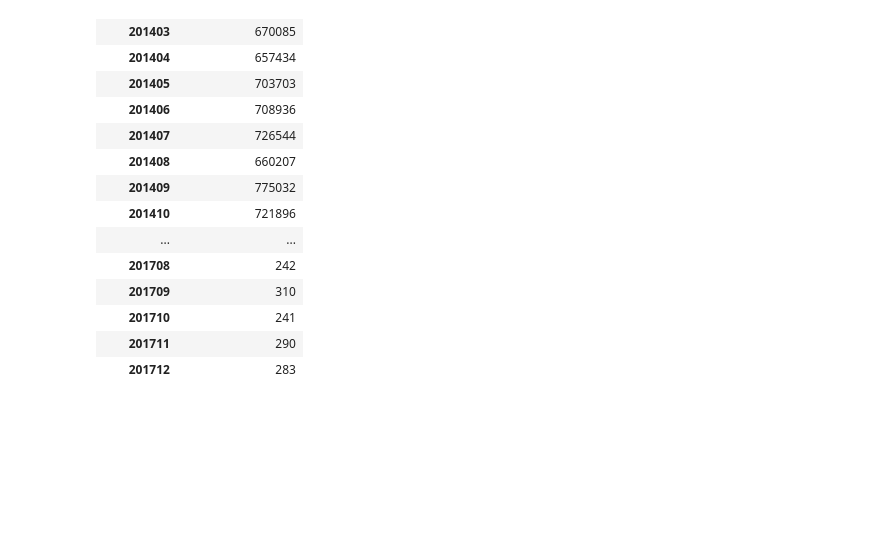
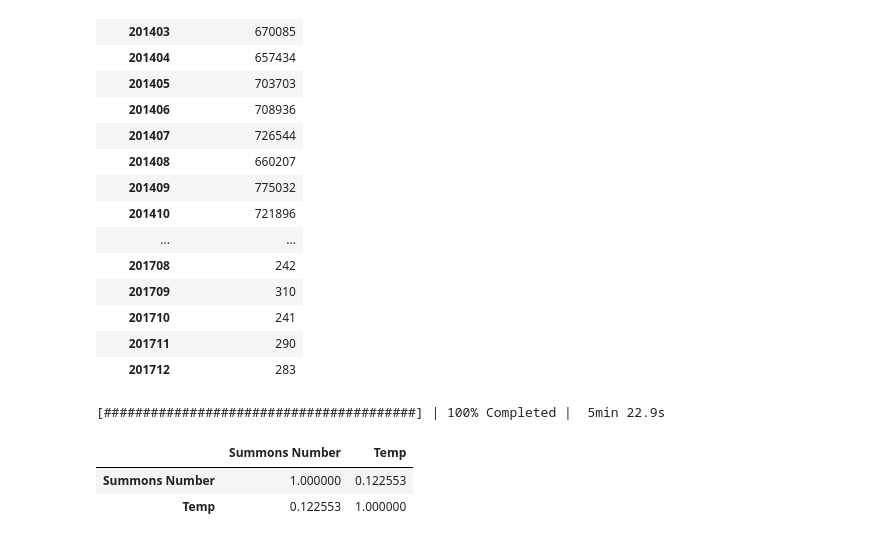
Before and after one commit to sunchengyi/Dask, a Jupyter notebook: nyc-parking-tickets_dask.ipynb, the cells around one changed output. Cells and saved outputs as stored; diff of their text form; code cells hidden in the pictures; blank space fills up the shorter version.

Commit message:
Listing 6.10 Calculating the correlation between citations and temperature. But correlations are different from the results in the book

```diff
--- a/nyc-parking-tickets_dask.ipynb
+++ b/nyc-parking-tickets_dask.ipynb
@@ -807,3 +817,18 @@ sort_by_months(citations_per_month.to_frame(), sort_order)
 | 201710 | 241 |
 | 201711 | 290 |
 | 201712 | 283 |
+# %%
+# Listing 6.10 Calculating the correlation between citations and temperature
+condition = ~nyc_data['monthYear'].isin([f'2017{i:02d}' for i in range(7,13)])
+nyc_data_filtered = nyc_data[condition]
+citations_and_temps = nyc_data_filtered.groupby('monthYear').agg({'Summons Number':'count', 'Temp': 'mean'})
+with ProgressBar():
+    correlation_matrix = citations_and_temps.corr().compute()
+# %% [output]
+[########################################] | 100% Completed |  5min 22.9s
+# %%
+correlation_matrix
+# %% [output]
+|  | Summons Number | Temp |
+| Summons Number | 1.000000 | 0.122553 |
+| Temp | 0.122553 | 1.000000 |
```
Also changed, not shown: parts of 2 cells of this notebook.
